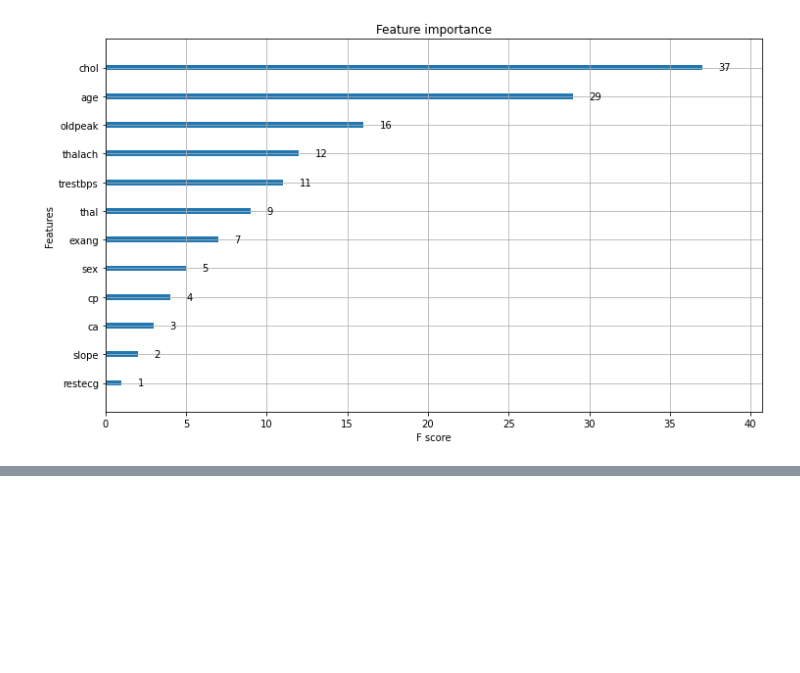
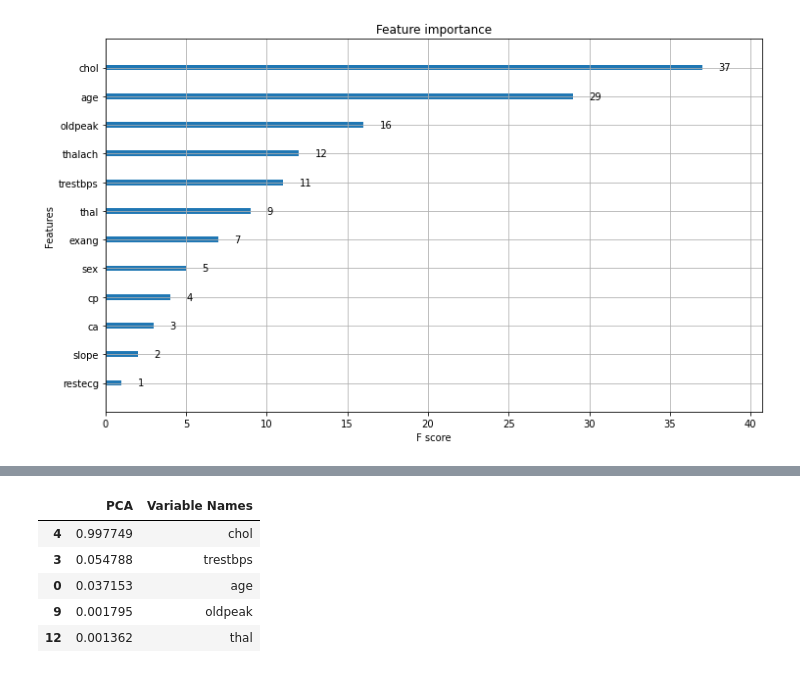
Before and after one commit to joaquinhojman/AprendizajeEstadistico-TPFinal, a Jupyter notebook: Arboles_de_Decision.ipynb, the cells around one changed output, grey strips where cells are left out. Drawn from its saved outputs; the diff is of its cells as text; code cells hidden in the pictures; blank space fills up the shorter version.

```diff
--- a/Arboles_de_Decision.ipynb
+++ b/Arboles_de_Decision.ipynb
@@ -389,0 +429,19 @@ xgb.plot_importance(xg_cls_opt)
+# %%
+#Here I decompose each row into 10 principal components
+from sklearn.decomposition import PCA
+
+def pca_dec(data, n):
+  pca = PCA(n)
+  X_dec = pca.fit_transform(data)
+  return X_dec, pca
+
+#Decomposing the train set:
+pca_train_results, pca_train = pca_dec(X_train, 10)
+
+#Decomposing the test set:
+pca_test_results, pca_test = pca_dec(X_test, 10)
+
+#Creating a table with the explained variance ratio
+names_pcas = [f"PCA Component {i}" for i in range(1, 11, 1)]
+scree = pd.DataFrame(list(zip(names_pcas, pca_train.explained_variance_ratio_)), columns=["Component", "Explained Variance Ratio"])
+print(scree)
@@ -389,0 +460,19 @@ xgb.plot_importance(xg_cls_opt)
+# %%
+#Sorting the values of the first principal component by how large each one is
+df = pd.DataFrame({'PCA':pca_train.components_[0], 'Variable Names':list(X_train.columns)})
+df = df.sort_values('PCA', ascending=False)
+
+#Sorting the absolute values of the first principal component by magnitude
+df2 = pd.DataFrame(df)
+df2['PCA']=df2['PCA'].apply(np.absolute)
+df2 = df2.sort_values('PCA', ascending=False)
+#print(df2['Variable Names'][0:11])
+
+df.head()
+# %% [output]
+|  | PCA | Variable Names |
+| 4 | 0.997749 | chol |
+| 3 | 0.054788 | trestbps |
+| 0 | 0.037153 | age |
+| 9 | 0.001795 | oldpeak |
+| 12 | 0.001362 | thal |
```
Also changed, not shown: parts of 5 cells of this notebook.
